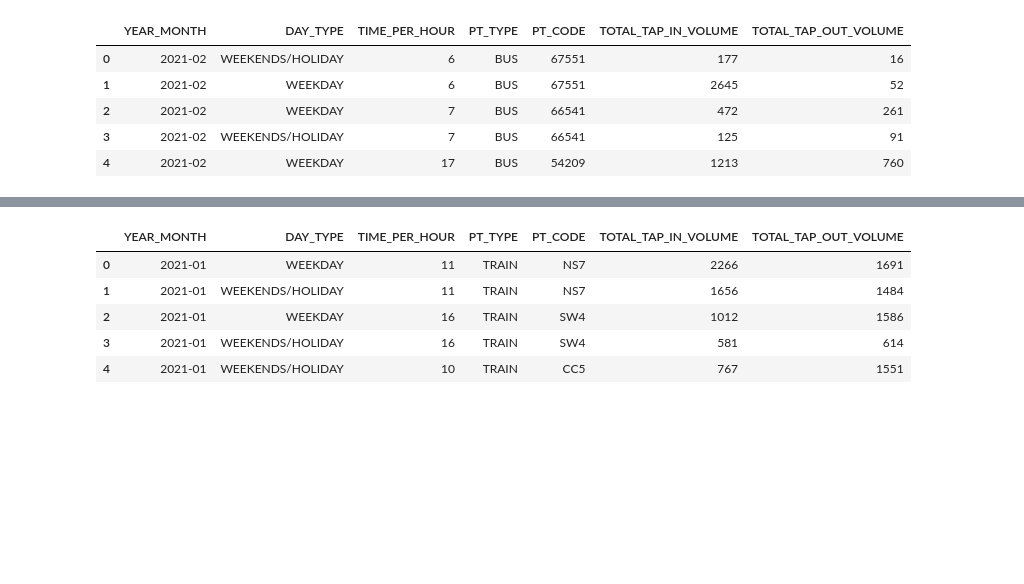
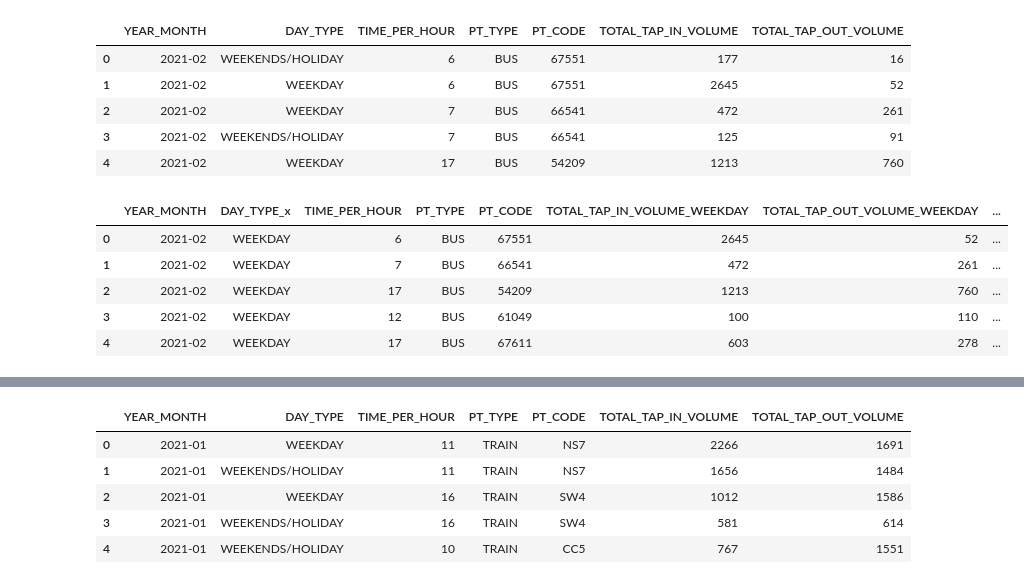
Before and after one commit to bleow/CZ1115PROJ-DataScience_Python, a Jupyter notebook: RAW_datasets/Dynamic_data_MRT_Bus_hourly_traffic/Transport Node.ipynb, the cells around one changed output, grey strips where cells are left out. Saved outputs shown, nothing was run; the diff lists cells and outputs as text; code cells hidden in the pictures; blank space fills up the shorter version.

```diff
--- a/RAW_datasets/Dynamic_data_MRT_Bus_hourly_traffic/Transport Node.ipynb
+++ b/RAW_datasets/Dynamic_data_MRT_Bus_hourly_traffic/Transport Node.ipynb
@@ -84,0 +60,16 @@ BusData202102['TOTAL_TAP_IN_TAP_OUT_VOLUME'] = BusData202102['TOTAL_TAP_IN_VOLUM
+# %%
+BusData202102['TOTAL_TAP_IN_TAP_OUT_VOLUME'] = BusData202102['TOTAL_TAP_IN_VOLUME'] + BusData202102['TOTAL_TAP_OUT_VOLUME']
+BusData202102Weekday = pd.DataFrame(BusData202102[BusData202102['DAY_TYPE'] == 'WEEKDAY'])
+BusData202102WeekendPH = pd.DataFrame(BusData202102[BusData202102['DAY_TYPE'] == 'WEEKENDS/HOLIDAY'])
+BusData202102Weekday = BusData202102Weekday.rename(columns = {'TOTAL_TAP_IN_VOLUME': 'TOTAL_TAP_IN_VOLUME_WEEKDAY', 'TOTAL_TAP_OUT_VOLUME': 'TOTAL_TAP_OUT_VOLUME_WEEKDAY', 'TOTAL_TAP_IN_TAP_OUT_VOLUME': 'TOTAL_TAP_IN_TAP_OUT_VOLUME_WEEKDAY'}, inplace = False)
+BusData202102WeekendPH = BusData202102WeekendPH.rename(columns = {'TOTAL_TAP_IN_VOLUME': 'TOTAL_TAP_IN_VOLUME_WEEKEND', 'TOTAL_TAP_OUT_VOLUME': 'TOTAL_TAP_OUT_VOLUME_WEEKEND', 'TOTAL_TAP_IN_TAP_OUT_VOLUME': 'TOTAL_TAP_IN_TAP_OUT_VOLUME_WEEKEND'}, inplace = False)
+BusData202102WeekendPH = BusData202102WeekendPH[['DAY_TYPE', 'TIME_PER_HOUR', 'PT_CODE', 'TOTAL_TAP_IN_VOLUME_WEEKEND', 'TOTAL_TAP_OUT_VOLUME_WEEKEND', 'TOTAL_TAP_IN_TAP_OUT_VOLUME_WEEKEND']]
+BusData202102Merge = pd.merge(BusData202102Weekday, BusData202102WeekendPH, on=['PT_CODE', 'TIME_PER_HOUR'])
+BusData202102Merge.head()
+# %% [output]
+|  | YEAR_MONTH | DAY_TYPE_x | TIME_PER_HOUR | PT_TYPE | PT_CODE | TOTAL_TAP_IN_VOLUME_WEEKDAY | TOTAL_TAP_OUT_VOLUME_WEEKDAY | ... |
+| 0 | 2021-02 | WEEKDAY | 6 | BUS | 67551 | 2645 | 52 | ... |
+| 1 | 2021-02 | WEEKDAY | 7 | BUS | 66541 | 472 | 261 | ... |
+| 2 | 2021-02 | WEEKDAY | 17 | BUS | 54209 | 1213 | 760 | ... |
+| 3 | 2021-02 | WEEKDAY | 12 | BUS | 61049 | 100 | 110 | ... |
+| 4 | 2021-02 | WEEKDAY | 17 | BUS | 67611 | 603 | 278 | ... |
```
Also changed, not shown: parts of 28 cells of this notebook, 4 other files.
